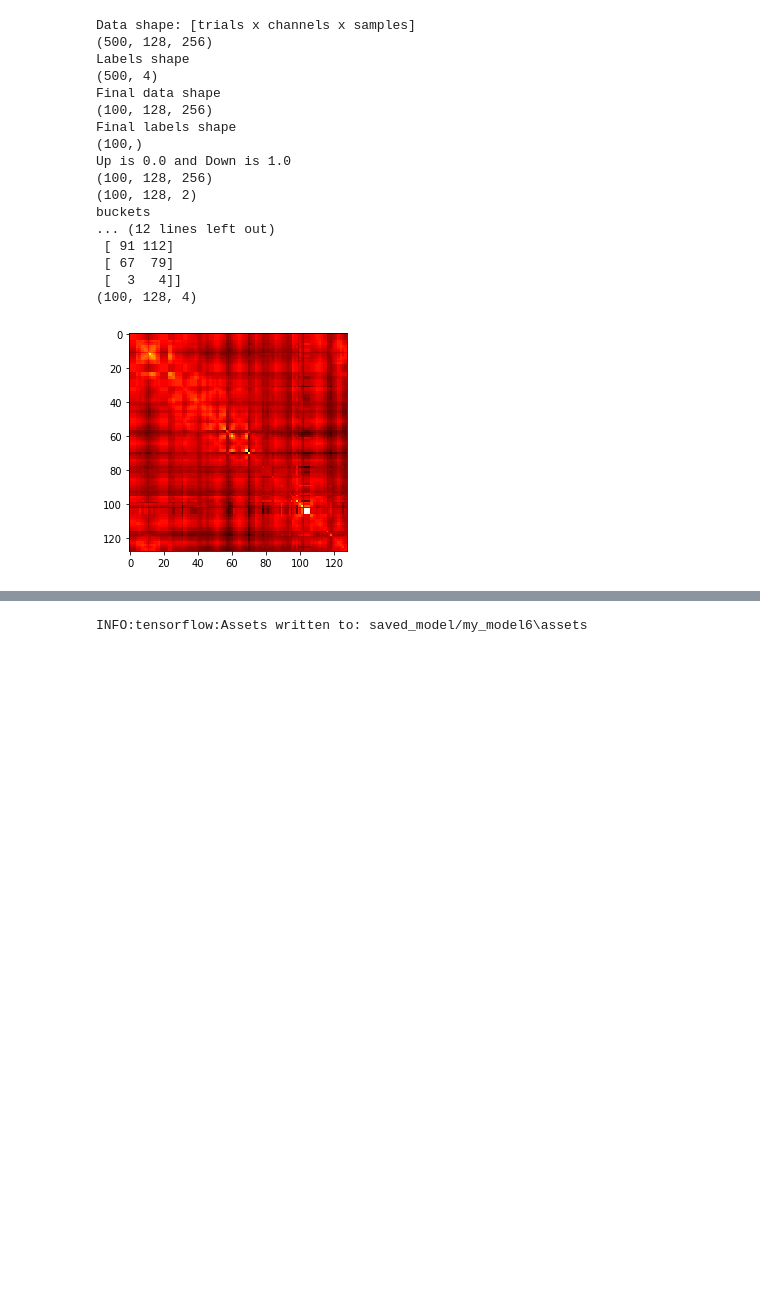
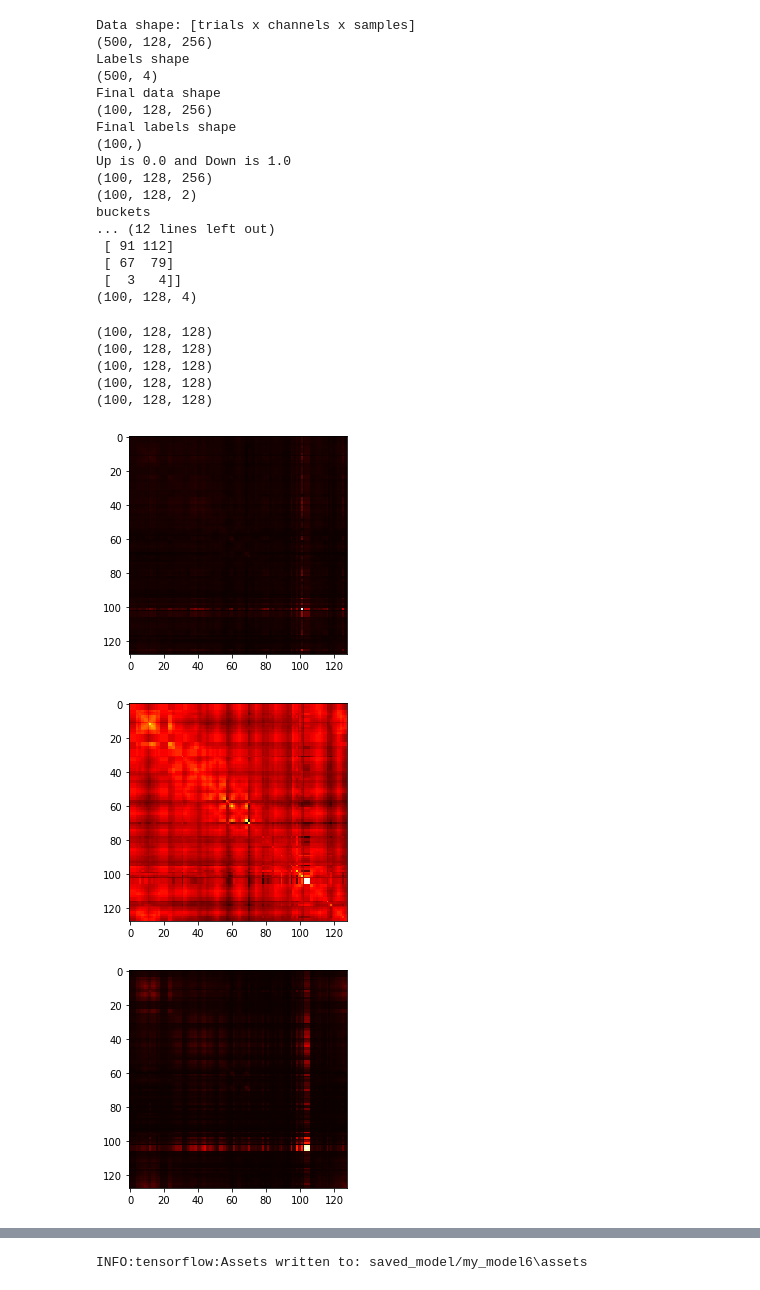
Before and after one commit to JuliaAlmaLuna/InnerSpeechEEGDecoding, a Jupyter notebook: runFileNN.ipynb, the cells around one changed output, grey strips where cells are left out. Saved outputs shown, nothing was run; the diff lists cells and outputs as text; code cells hidden in the pictures; blank space fills up the shorter version.

```diff
--- a/runFileNN.ipynb
+++ b/runFileNN.ipynb
@@ -72,9 +67,57 @@ dataFFTCV = np.array(ut.fftCovariance(data))
+# %%
+from scipy.fft import rfft, ifft, fftshift, fftfreq
+#fftfreq(data.shape[2],1/data.shape[2])
+import seaborn as sn
+import scipy as sc
+
+
+
+#Make FFT data
+fftdata = ut.fftData(data)
+print(fftdata.shape)
+
+#Make Welch data
+welchdata = ut.welchData(data)
+print(welchdata.shape)
+
+#Make covariance of FFT data
+dataFFTCV = np.array(ut.fftCovariance(fftdata))
+print(dataFFTCV.shape)
+
+#Make covariance of welch data
+dataWCV = np.array(ut.fftCovariance(welchdata))
+print(dataWCV.shape)
+
+#Make covariance of non fft data
+
+dataCV = np.array(ut.fftCovariance(data))
+print(dataCV.shape)
+
+#Welch FFT similar. PSD
+#Try to remove noise
+
+#Plot heatmaps
+plt.figure()
+plt.imshow(dataFFTCV[2], cmap="hot", interpolation="nearest")
+plt.show()
+plt.figure()
+plt.imshow(dataCV[2], cmap="hot", interpolation="nearest")
+plt.show()
+
+plt.figure()
+plt.imshow(dataWCV[2], cmap="hot", interpolation="nearest")
+plt.show()
+# %% [output]
+(100, 128, 128)
+(100, 128, 128)
+(100, 128, 128)
+(100, 128, 128)
+(100, 128, 128)
+[figure, added]
+[figure, added]
+[figure, added]
 # %%
 #plt.plot(dataFFTCV[2])
-plt.imshow(dataFFTCV[2], cmap="hot", interpolation="nearest")
-plt.show()
-# %% [output]
-[figure, removed]
 # %%
 print(data_f.shape)
 print(data_p.shape)
```
Also changed, not shown: parts of 7 cells of this notebook, 2 other files.
